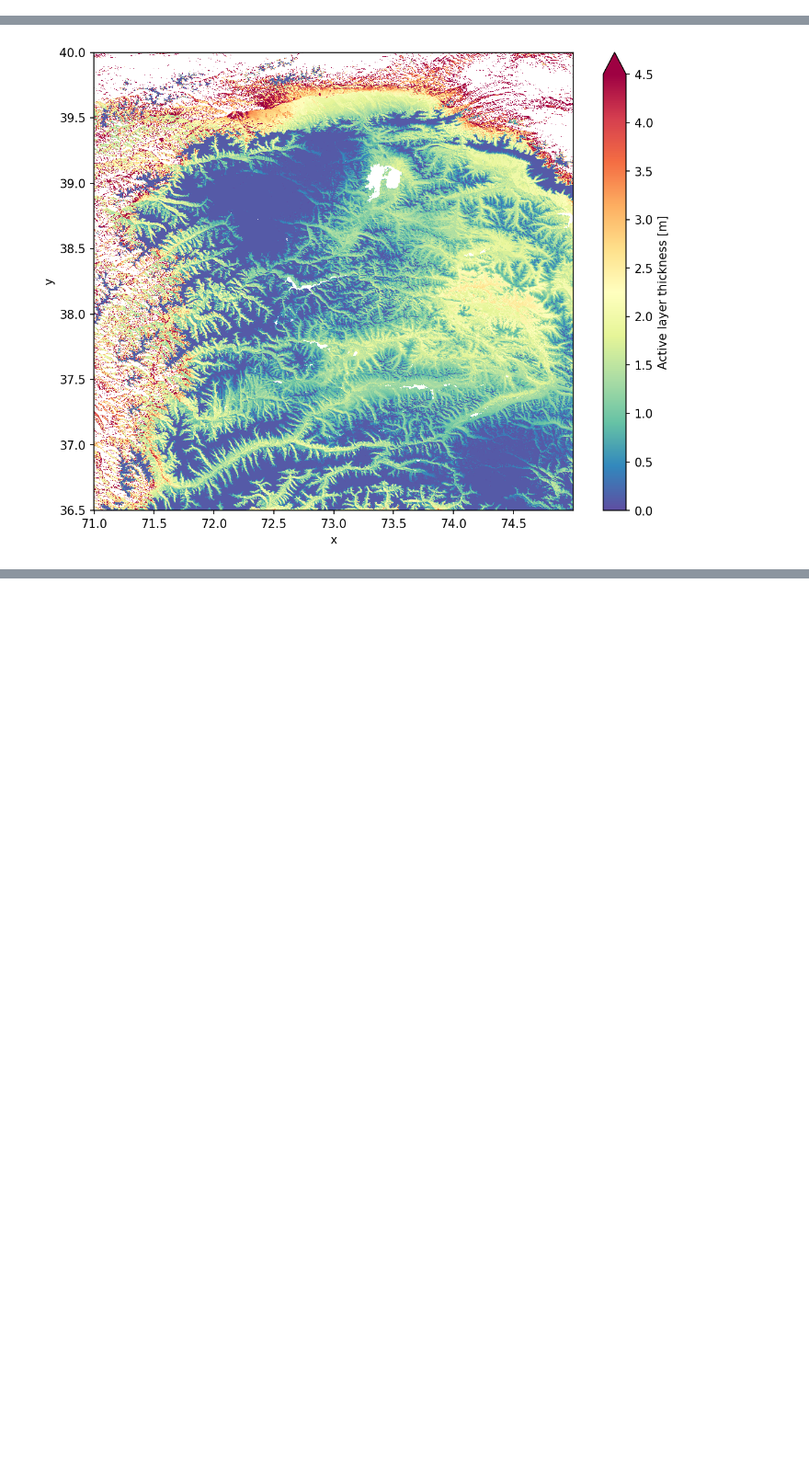
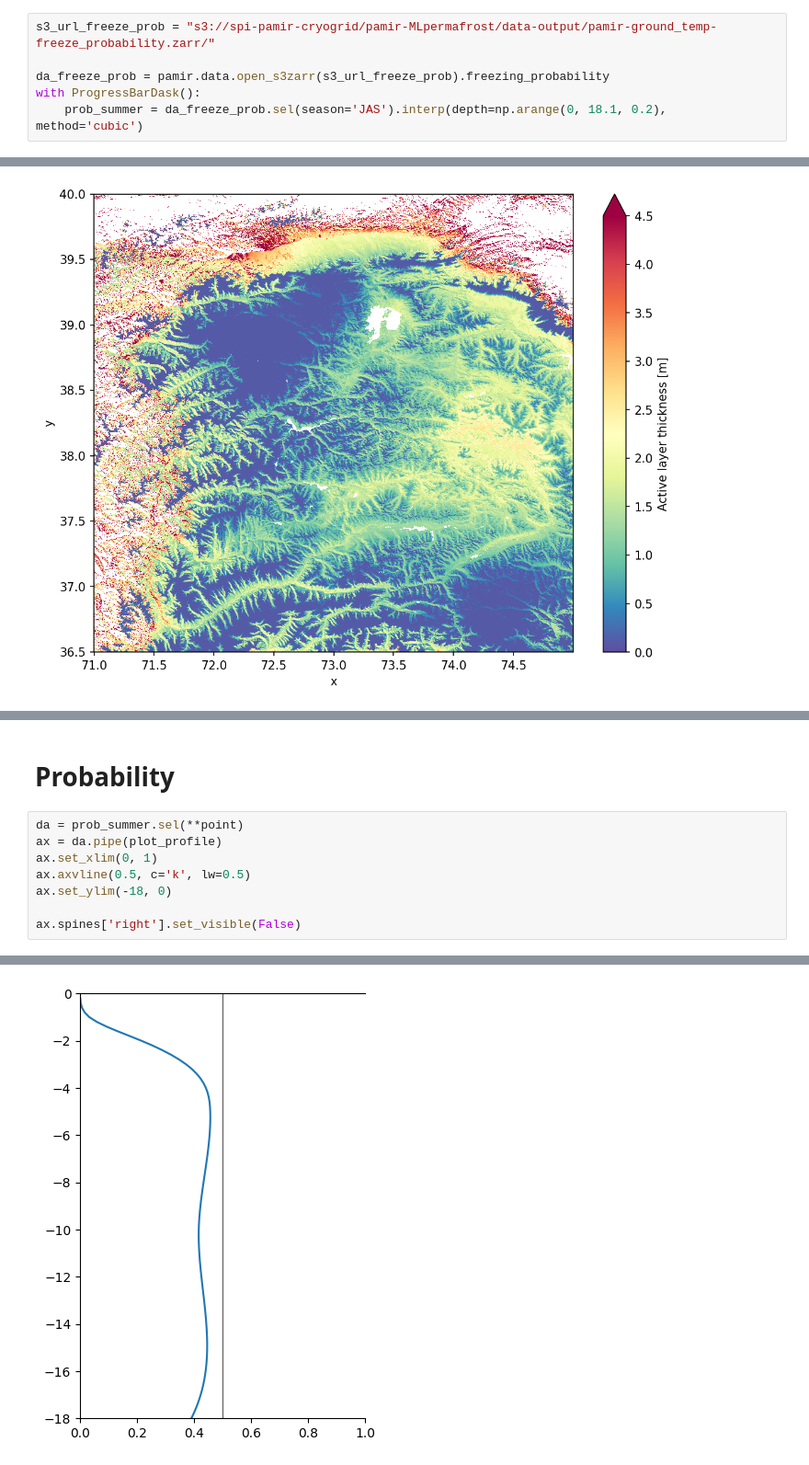
Before and after one commit to lukegre/pamir-MLpermafrost, a Jupyter notebook: notebooks/4_ngboost_single_depth/3_plot_results.ipynb, the cells around one changed output, grey strips where cells are left out. Shown at 92% size. Saved outputs shown, nothing was run; the diff lists cells and outputs as text; blank space fills up the shorter version.

```diff
--- a/notebooks/4_ngboost_single_depth/3_plot_results.ipynb
+++ b/notebooks/4_ngboost_single_depth/3_plot_results.ipynb
@@ -65,6 +65,12 @@ with ProgressBarDask():
     da_winter = ds.yhat_ngboost.sel(season='JFM', drop=True)
     da_uncert_summer = ds.ystd_ngboost.sel(season='JAS', drop=True)
     da_uncert_winter = ds.ystd_ngboost.sel(season='JAS', drop=True)
+# %%
+s3_url_freeze_prob = "s3://spi-pamir-cryogrid/pamir-MLpermafrost/data-output/pamir-ground_temp-freeze_probability.zarr/"
+
+da_freeze_prob = pamir.data.open_s3zarr(s3_url_freeze_prob).freezing_probability
+with ProgressBarDask():
+    prob_summer = da_freeze_prob.sel(season='JAS').interp(depth=np.arange(0, 18.1, 0.2), method='cubic')
 # %%
 s3_path = "s3://spi-pamir-cryogrid/pamir-MLpermafrost/data-inference/inference_variables-710w365s750e400n-100m.zarr/"
 spatial = pamir.data.open_s3zarr(s3_path)
@@ -158,0 +140,11 @@ da_uncert_summer[0].plot.imshow(robust=True)
+# %% [markdown]
+# Probability
+# %%
+da = prob_summer.sel(**point)
+ax = da.pipe(plot_profile)
+ax.set_xlim(0, 1)
+ax.axvline(0.5, c='k', lw=0.5)
+ax.set_ylim(-18, 0)
+
+ax.spines['right'].set_visible(False)
+# %% [output]
@@ -158,0 +152 @@ da_uncert_summer[0].plot.imshow(robust=True)
+[figure, added]
```
Also changed, not shown: parts of 13 cells of this notebook, 5 other files.
